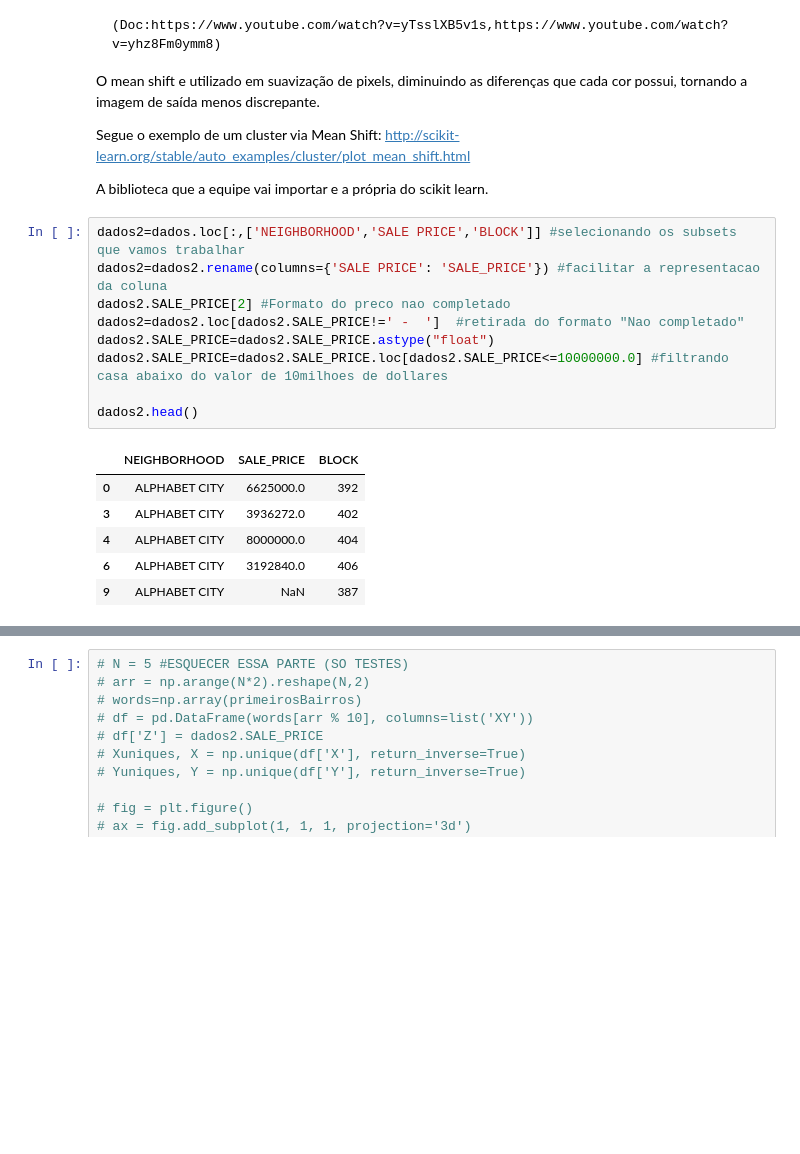
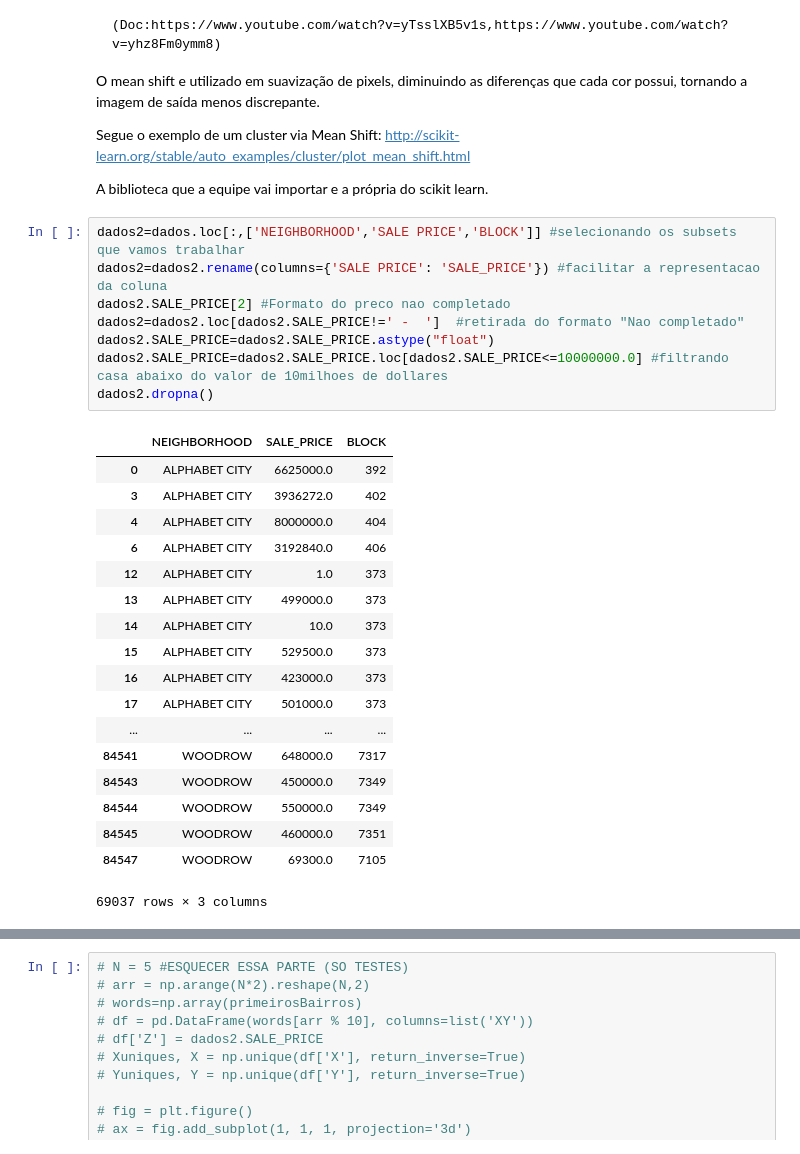
Before and after one commit to AntonioAndraues/Pj3_Ciencia_dos_Dados, a Jupyter notebook: Projeto+3+ (1).ipynb, the cells around one changed output, grey strips where cells are left out. Cells and saved outputs as stored; diff of their text form; blank space fills up the shorter version.

```diff
--- a/Projeto+3+ (1).ipynb
+++ b/Projeto+3+ (1).ipynb
@@ -50,17 +50,28 @@ dados
 # %%
 dados2=dados.loc[:,['NEIGHBORHOOD','SALE PRICE','BLOCK']] #selecionando os subsets que vamos trabalhar
 dados2=dados2.rename(columns={'SALE PRICE': 'SALE_PRICE'}) #facilitar a representacao da coluna
 dados2.SALE_PRICE[2] #Formato do preco nao completado
 dados2=dados2.loc[dados2.SALE_PRICE!=' -  ']  #retirada do formato "Nao completado"
 dados2.SALE_PRICE=dados2.SALE_PRICE.astype("float")
 dados2.SALE_PRICE=dados2.SALE_PRICE.loc[dados2.SALE_PRICE<=10000000.0] #filtrando casa abaixo do valor de 10milhoes de dollares
-
-dados2.head()
+dados2.dropna()
 # %% [output]
 |  | NEIGHBORHOOD | SALE_PRICE | BLOCK |
 | 0 | ALPHABET CITY | 6625000.0 | 392 |
 | 3 | ALPHABET CITY | 3936272.0 | 402 |
 | 4 | ALPHABET CITY | 8000000.0 | 404 |
 | 6 | ALPHABET CITY | 3192840.0 | 406 |
-| 9 | ALPHABET CITY | NaN | 387 |
+| 12 | ALPHABET CITY | 1.0 | 373 |
+| 13 | ALPHABET CITY | 499000.0 | 373 |
+| 14 | ALPHABET CITY | 10.0 | 373 |
+| 15 | ALPHABET CITY | 529500.0 | 373 |
+| 16 | ALPHABET CITY | 423000.0 | 373 |
+| 17 | ALPHABET CITY | 501000.0 | 373 |
+| ... | ... | ... | ... |
+| 84541 | WOODROW | 648000.0 | 7317 |
+| 84543 | WOODROW | 450000.0 | 7349 |
+| 84544 | WOODROW | 550000.0 | 7349 |
+| 84545 | WOODROW | 460000.0 | 7351 |
+| 84547 | WOODROW | 69300.0 | 7105 |
+69037 rows × 3 columns
 # %%
```
Also changed, not shown: parts of 6 cells of this notebook.
